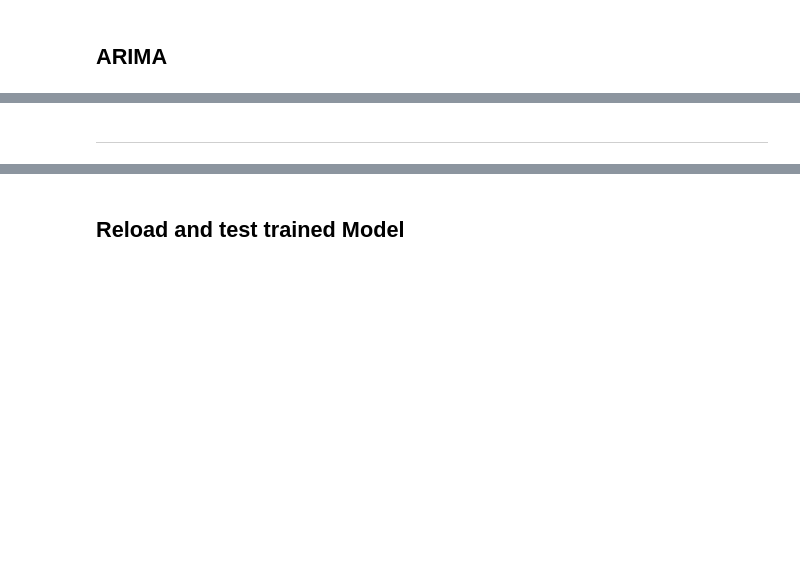
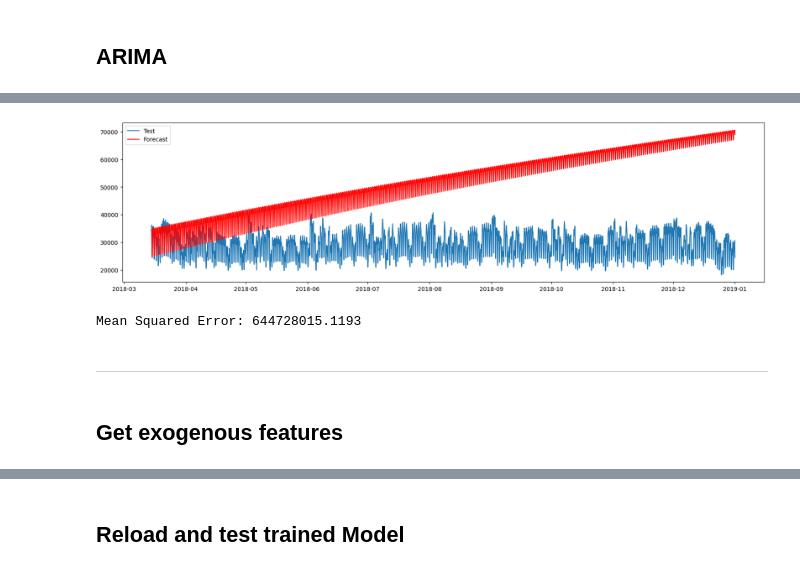
Before and after one commit to hea0516/Energy_Consumption_Investigate_Capstone_Project, a Jupyter notebook: time_series_model.ipynb, the cells around one changed output, grey strips where cells are left out. Saved outputs shown, nothing was run; the diff lists cells and outputs as text; code cells hidden in the pictures; blank space fills up the shorter version.

```diff
--- a/time_series_model.ipynb
+++ b/time_series_model.ipynb
@@ -369,2 +232,22 @@ train, test = y[:train_size], y[train_size:test_size]
+# %%
+# forecast = model_fit.predict(start=len(train), end=len(train)+len(test)-1)
+forecast = model_fit.forecast(steps=len(test))
+n_steps = 24*7
+# Plot
+plt.figure(figsize=(20,5))
+# plt.plot(train, label='Train')
+plt.plot(test, label='Test')
+plt.plot(test.index, forecast, label='Forecast', color='red')
+plt.legend()
+plt.show()
+
+# Evaluate
+mse = mean_squared_error(test, forecast)
+print(f"Mean Squared Error: {mse:.4f}")
+# %% [output]
+[figure, added]
+Mean Squared Error: 644728015.1193
 # %% [markdown]
 ---
+# %% [markdown]
+## Get exogenous features
```
Also changed, not shown: parts of 49 cells of this notebook.
